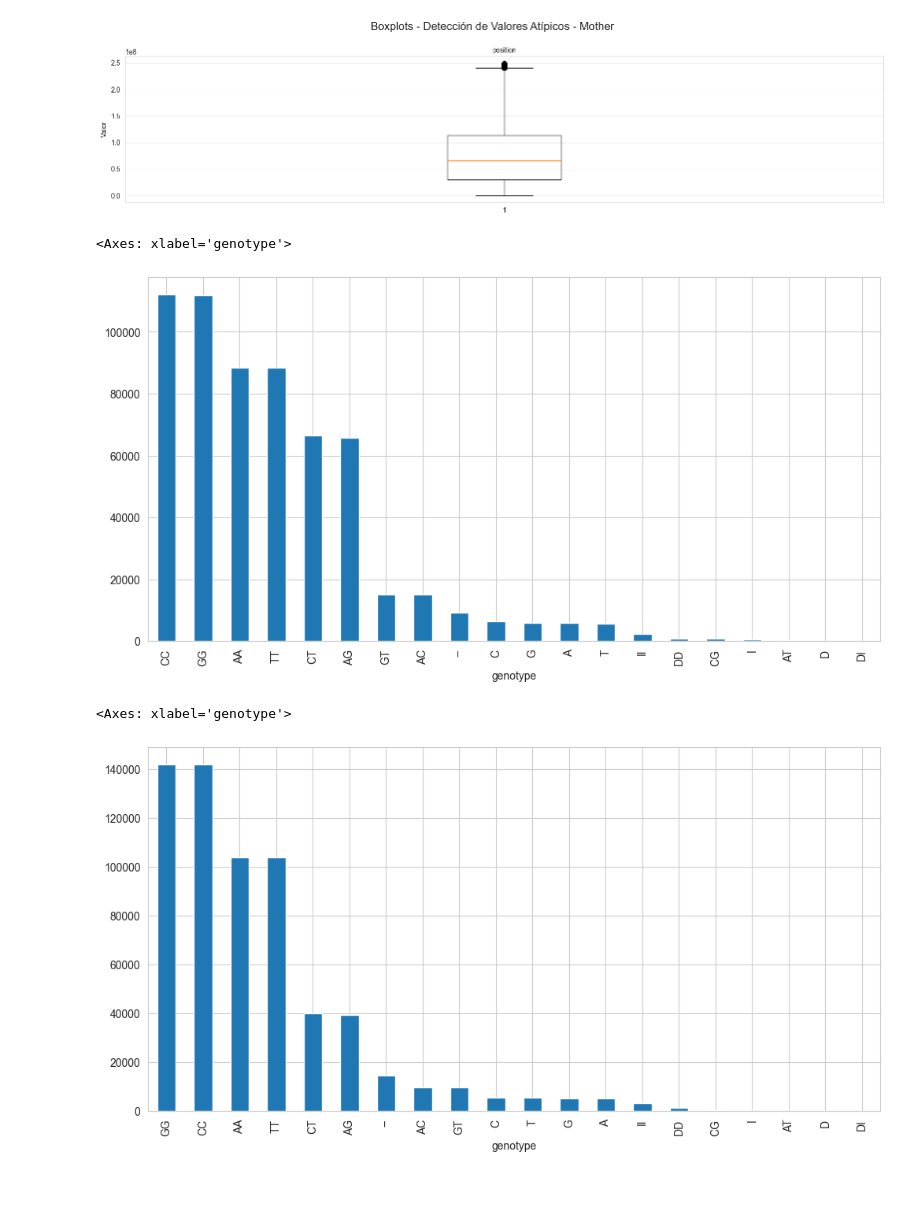
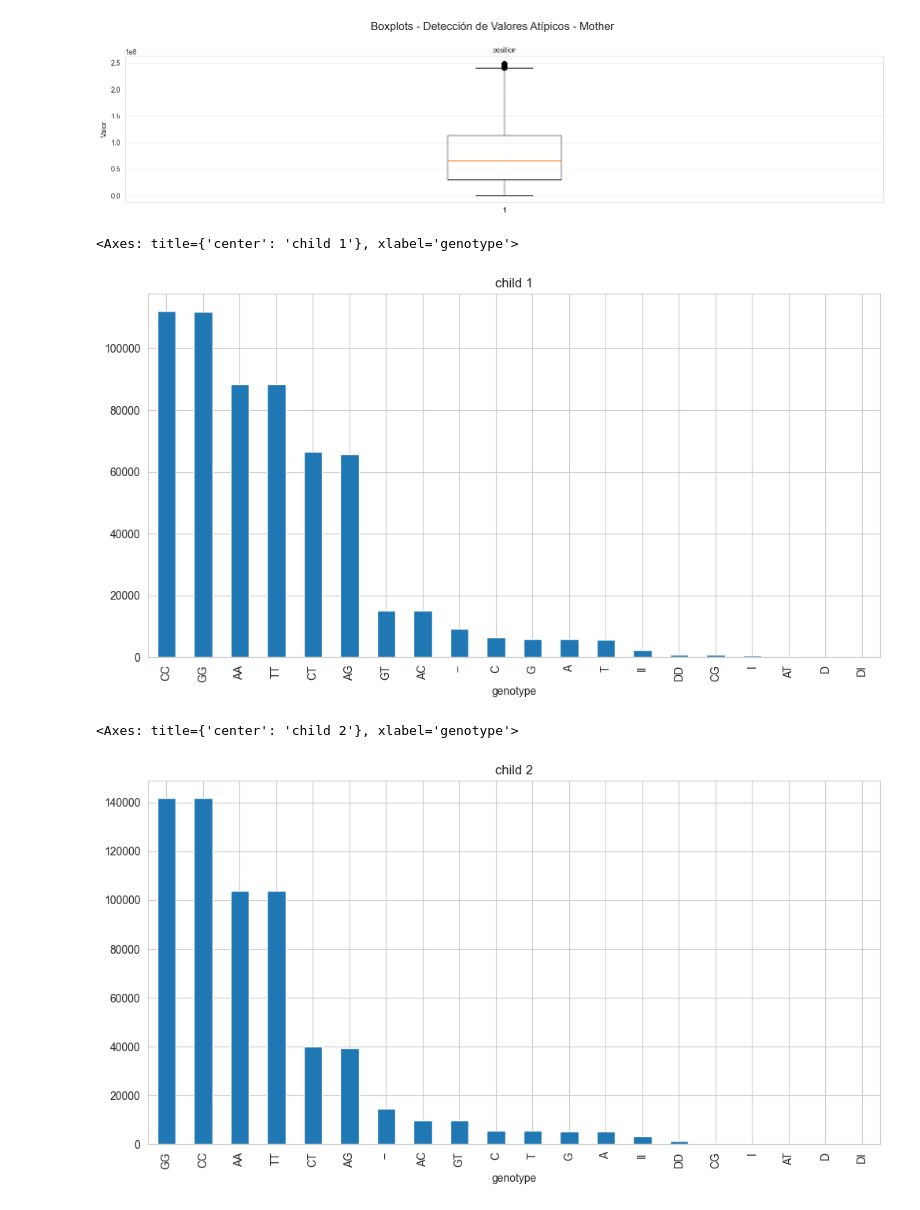
Before and after one commit to ALbertE03/PGVD, a Jupyter notebook: producer/aed.ipynb, the cells around one changed output. Drawn from its saved outputs; the diff is of its cells as text; code cells hidden in the pictures.

```diff
--- a/producer/aed.ipynb
+++ b/producer/aed.ipynb
@@ -238,13 +130,13 @@ for name, dataset in genomes.items():
 [figure]
 [figure]
 # %%
-df['genotype'].value_counts().plot(kind='bar')
+df['genotype'].value_counts().plot(kind='bar',title='child 1')
 # %% [output]
-<Axes: xlabel='genotype'>
+<Axes: title={'center': 'child 1'}, xlabel='genotype'>
-[figure, old version]
+[figure, new version]
 # %%
-df1['genotype'].value_counts().plot(kind='bar')
+df1['genotype'].value_counts().plot(kind='bar',title='child 2')
 # %% [output]
-<Axes: xlabel='genotype'>
+<Axes: title={'center': 'child 2'}, xlabel='genotype'>
-[figure, old version]
+[figure, new version]
 # %%
```
Also changed, not shown: parts of 27 cells of this notebook, 2 other files.
